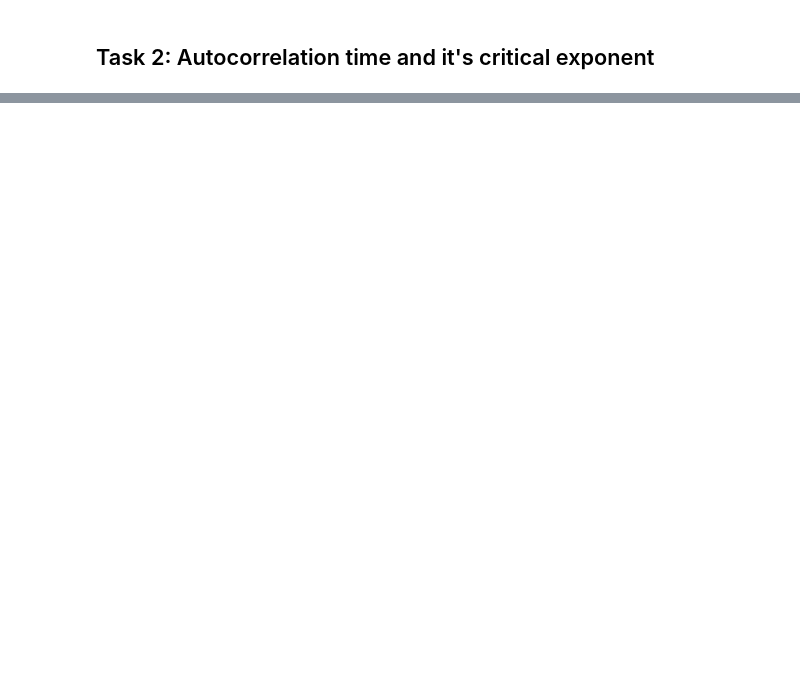
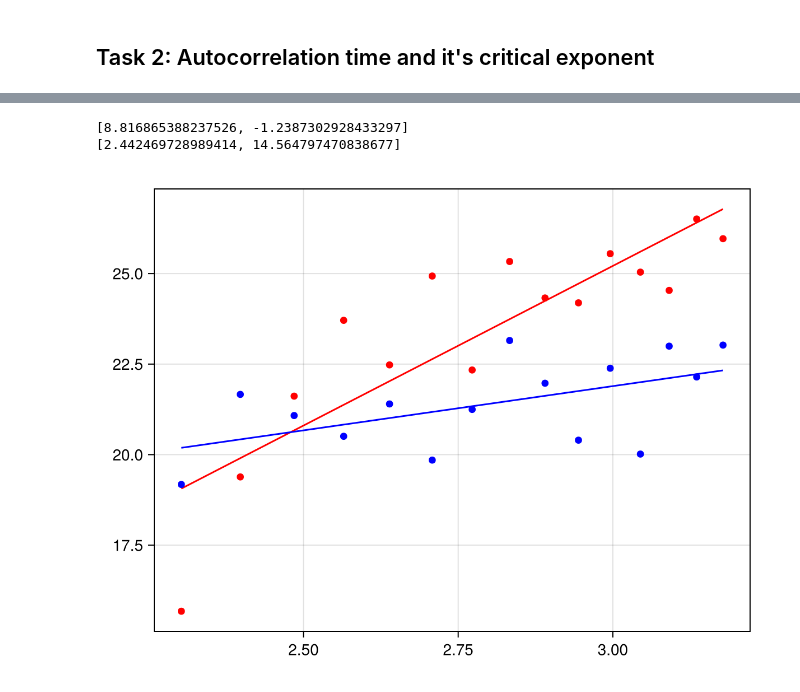
Before and after one commit to emhl/CoPhy3, a Jupyter notebook: notebooks/ex05-heisenberg.ipynb, the cells around one changed output, grey strips where cells are left out. Drawn from its saved outputs; the diff is of its cells as text; code cells hidden in the pictures; blank space fills up the shorter version.

```diff
--- a/notebooks/ex05-heisenberg.ipynb
+++ b/notebooks/ex05-heisenberg.ipynb
@@ -37,0 +102,2 @@ fig
+# %%
+m_times = ac_grids(grid_sizes=grid_sizes, energies=acm_energy, magnetisations=acm_mag, max_lag=200)
@@ -37,0 +121,2 @@ fig
+# %%
+w_times = ac_grids(grid_sizes=grid_sizes, energies=acw_energy, magnetisations=acw_mag, max_lag=200)
@@ -37,0 +140,23 @@ fig
+# %%
+linfit(x,p)= (p[1] * x ) .+ p[2]
+
+p0 = [8.0, 0.0]
+
+x = log.(grid_sizes)
+# y = mean([m_times, w_times])
+m_fit = lsq.curve_fit(linfit, x, m_times, p0)
+w_fit = lsq.curve_fit(linfit, x, w_times, p0)
+println(m_fit.param)
+println(w_fit.param)
+
+fig = cm.Figure()
+ax = cm.Axis(fig[1, 1])
+cm.plot!(ax, x, m_times, color=:red, label="Metropolis")
+cm.lines!(ax, x, linfit(x, m_fit.param), color=:red)
+cm.plot!(ax, x, w_times, color=:blue, label="Wolff")
+cm.lines!(ax, x, linfit(x, w_fit.param), color=:blue)
+fig
+# %% [output]
+[8.816865388237526, -1.2387302928433297]
+[2.442469728989414, 14.564797470838677]
+[figure, added]
```
Also changed, not shown: parts of 15 cells of this notebook, 1 other file.
